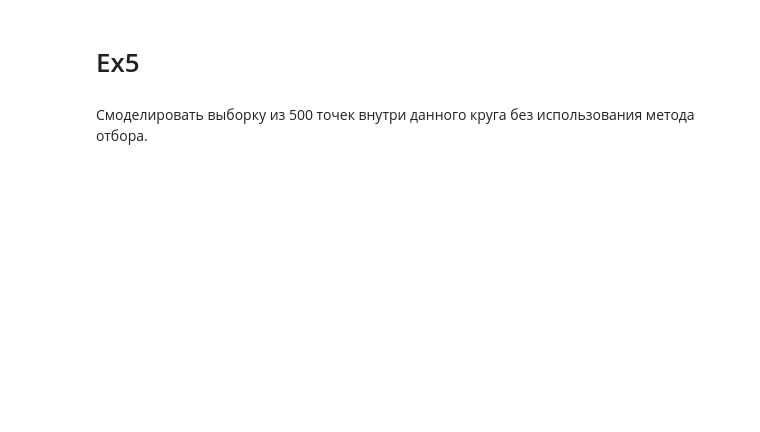
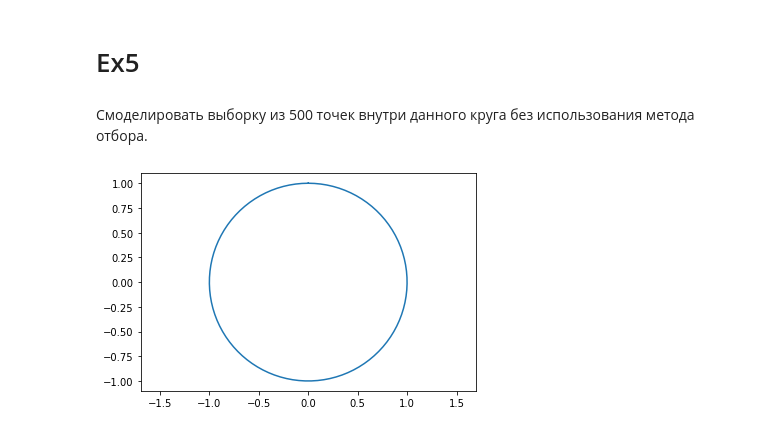
Before and after one commit to isakovaAR/homework, a Jupyter notebook: homework5.ipynb, the cells around one changed output. Cells and saved outputs as stored; diff of their text form; code cells hidden in the pictures; blank space fills up the shorter version.

```diff
--- a/homework5.ipynb
+++ b/homework5.ipynb
@@ -130,3 +130,11 @@ plt.show()
 # Ex5
 # %% [markdown]
 Смоделировать выборку из 500 точек внутри данного круга без использования метода отбора.
+# %%
+from matplotlib.patches import Circle
+t = np.linspace(0, 2 * np.pi, 100)
+plt.plot(np.sin(t), np.cos(t))
+plt.axis('equal')
+plt.show()
+# %% [output]
+[figure, added]
```
Also changed, not shown: parts of 19 cells of this notebook.
